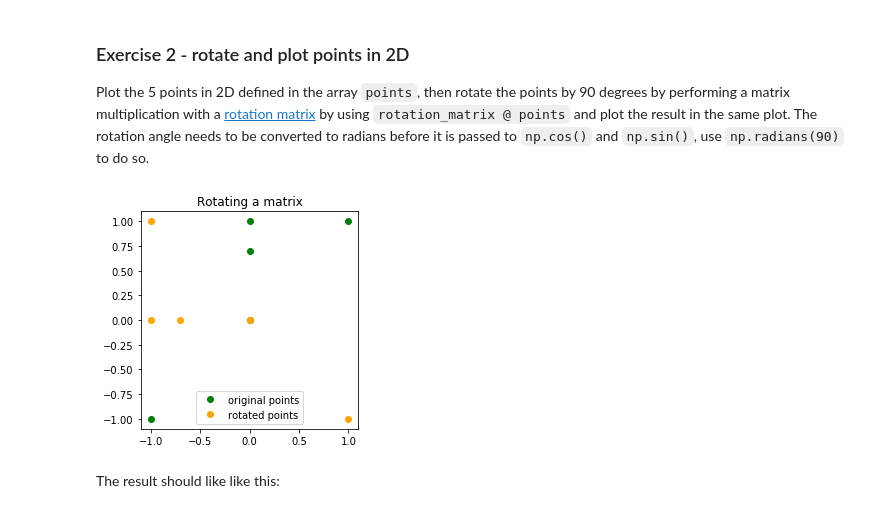
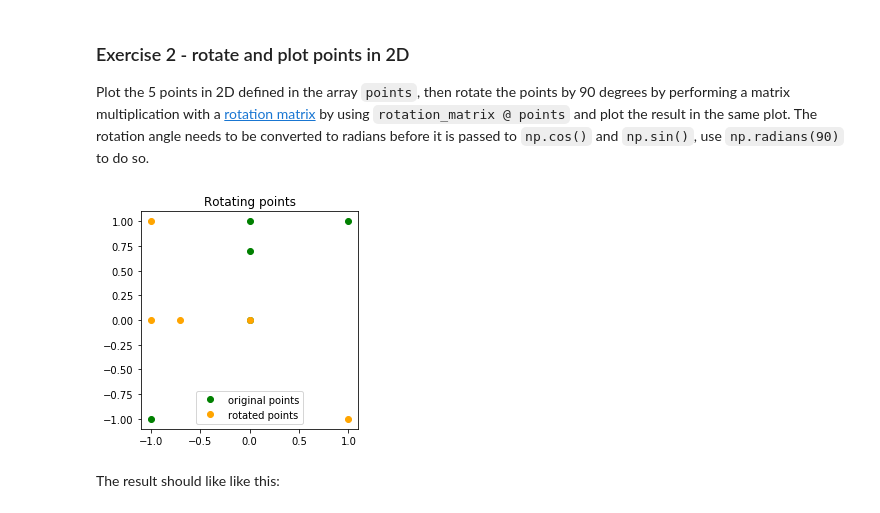
Before and after one commit to barbarakalous/homework-scientific-computing, a Jupyter notebook: homework04-python-scientific-ecosystem/homework04_kf.ipynb, the cells around one changed output. Drawn from its saved outputs; the diff is of its cells as text; code cells hidden in the pictures.

```diff
--- a/homework04-python-scientific-ecosystem/homework04_kf.ipynb
+++ b/homework04-python-scientific-ecosystem/homework04_kf.ipynb
@@ -56,12 +56,12 @@ points = np.array([[0, 0],
 #print(points)
 
 theta = np.radians(90)
-cosine = np.cos(theta)
-sine = np.sin(theta)
+theta_cosin = np.cos(theta)
+theta_sin = np.sin(theta)
 
 # Rotation matrix
-rotation_matrix = np.array([[cosine, -sine],
-                            [sine, cosine]])
+rotation_matrix = np.array([[theta_cosin, -theta_sin],
+                            [theta_sin, theta_cosin]])
 
 # use the @-operator for matrix multiplication
 points_rotated = rotation_matrix @ points
@@ -69,17 +69,17 @@ points_rotated = rotation_matrix @ points
 # %%
 ## Plot the points and the rotated points
 
 plt.plot(points[0], points[1], "o", label='original points', color = "green")
 plt.plot(points_rotated[0], points_rotated[1], "o", label='rotated points', color = "orange")
 
 # same scaling for x and y axis
 plt.gca().set_aspect('equal')
 plt.legend(loc = "lower center")
-plt.title("Rotating a matrix")
+plt.title("Rotating points")
 
 plt.show()
 # %% [output]
-[figure, old version]
+[figure, new version]
 # %% [markdown]
 The result should like like this:
 # %%
```
Also changed, not shown: parts of 2 cells of this notebook.
